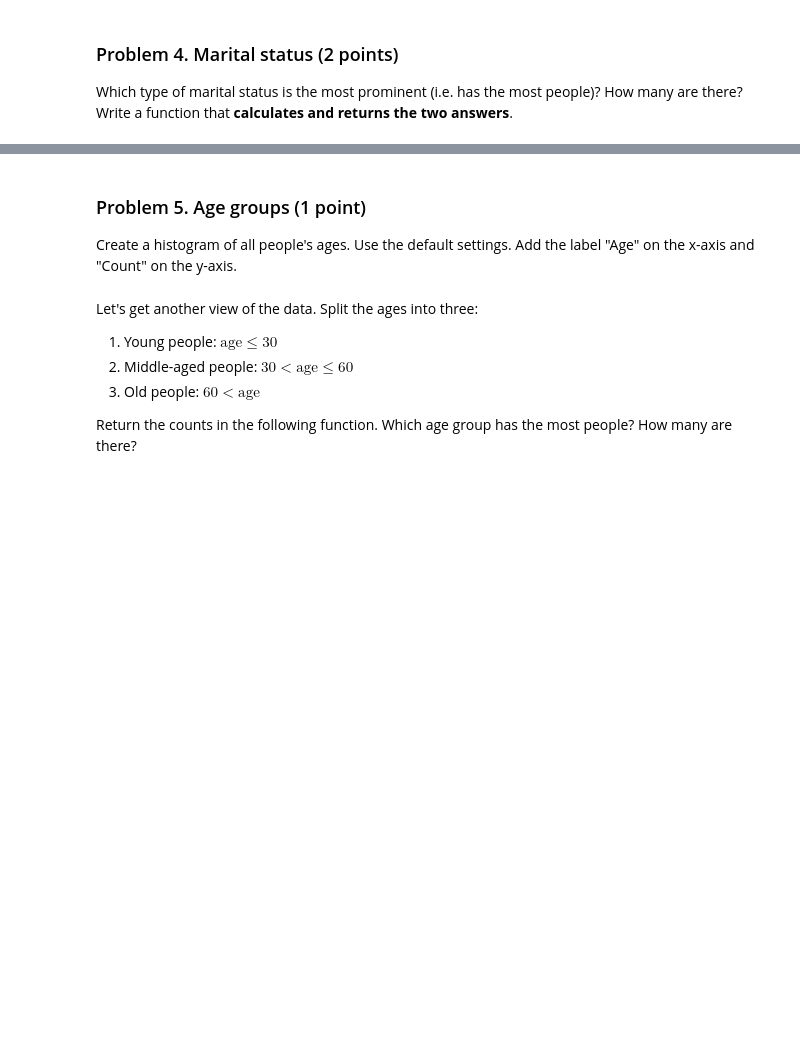
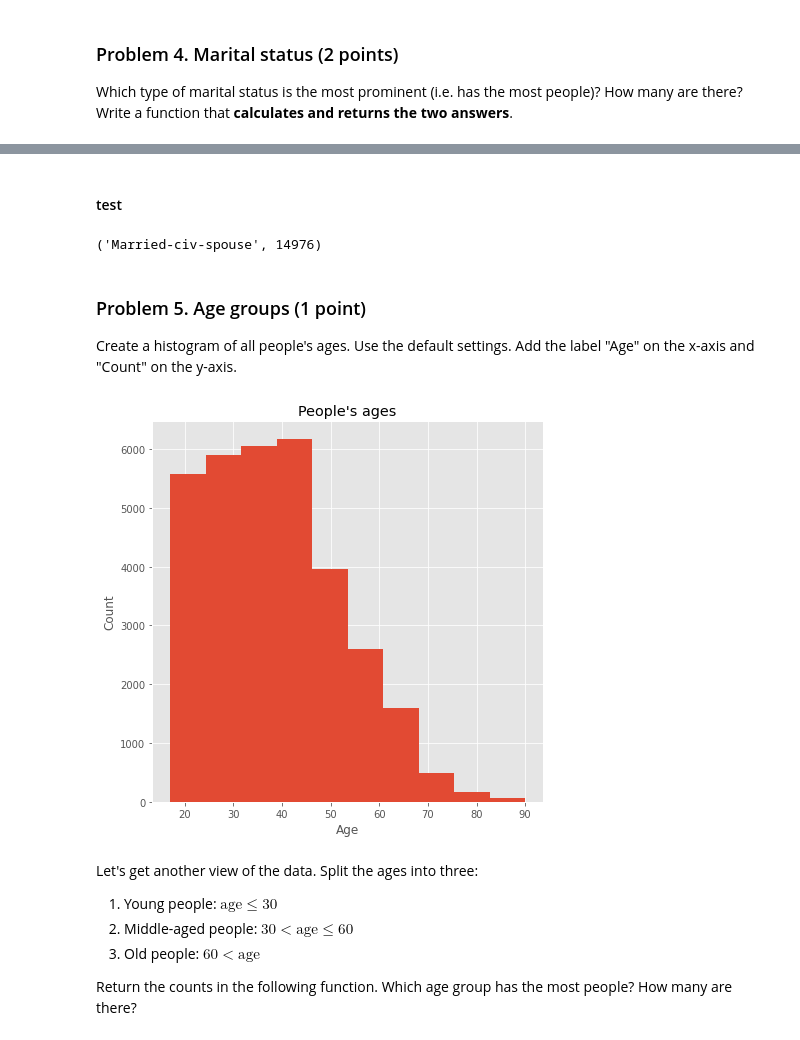
Before and after one commit to momchilantonov/SoftUni-DataScience-June-2021, a Jupyter notebook: Data Visualization and Exploratory Data Analysis/Data Visualization and EDA Lab.ipynb, the cells around one changed output, grey strips where cells are left out. Drawn from its saved outputs; the diff is of its cells as text; code cells hidden in the pictures; blank space fills up the shorter version.

```diff
--- a/Data Visualization and Exploratory Data Analysis/Data Visualization and EDA Lab.ipynb
+++ b/Data Visualization and Exploratory Data Analysis/Data Visualization and EDA Lab.ipynb
@@ -159,3 +326,9 @@ def most_prominent_marital_status(dataframe):
+# %% [markdown]
+#### test
+# %%
+print(most_prominent_marital_status(income_data))
+# %% [output]
+('Married-civ-spouse', 14976)
 # %%
 (status, num_people) = most_prominent_marital_status(income_data)
 nose.tools.assert_not_equal(status, "")
@@ -169,3 +339,13 @@ raise NotImplementedError()
+# %%
+plt.figure(1, figsize=(7,7))
+plt.subplot(1, 1, 1)
+plt.hist(income_data.age)
+plt.title("People's ages")
+plt.xlabel('Age')
+plt.ylabel('Count')
+plt.show()
+# %% [output]
+[figure, added]
 # %% [markdown]
 Let's get another view of the data. Split the ages into three:
 1. Young people: $\text{age} \le 30$
```
Also changed, not shown: parts of 57 cells of this notebook, 1 other file.
